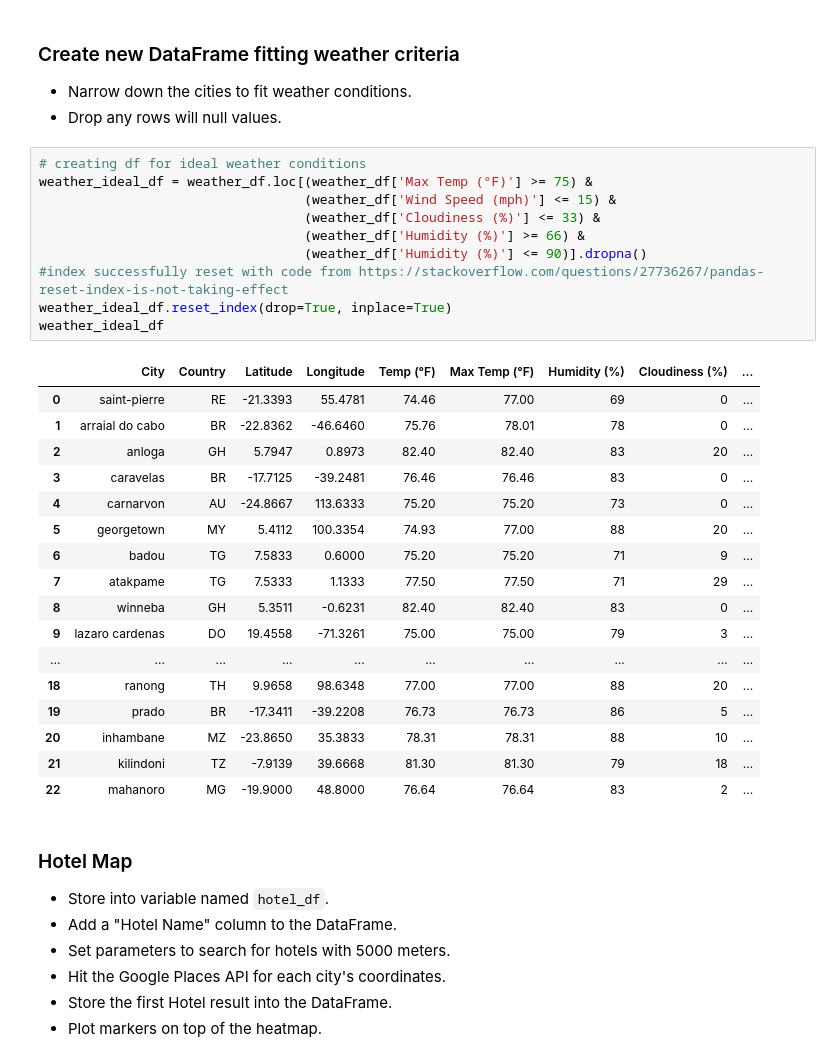
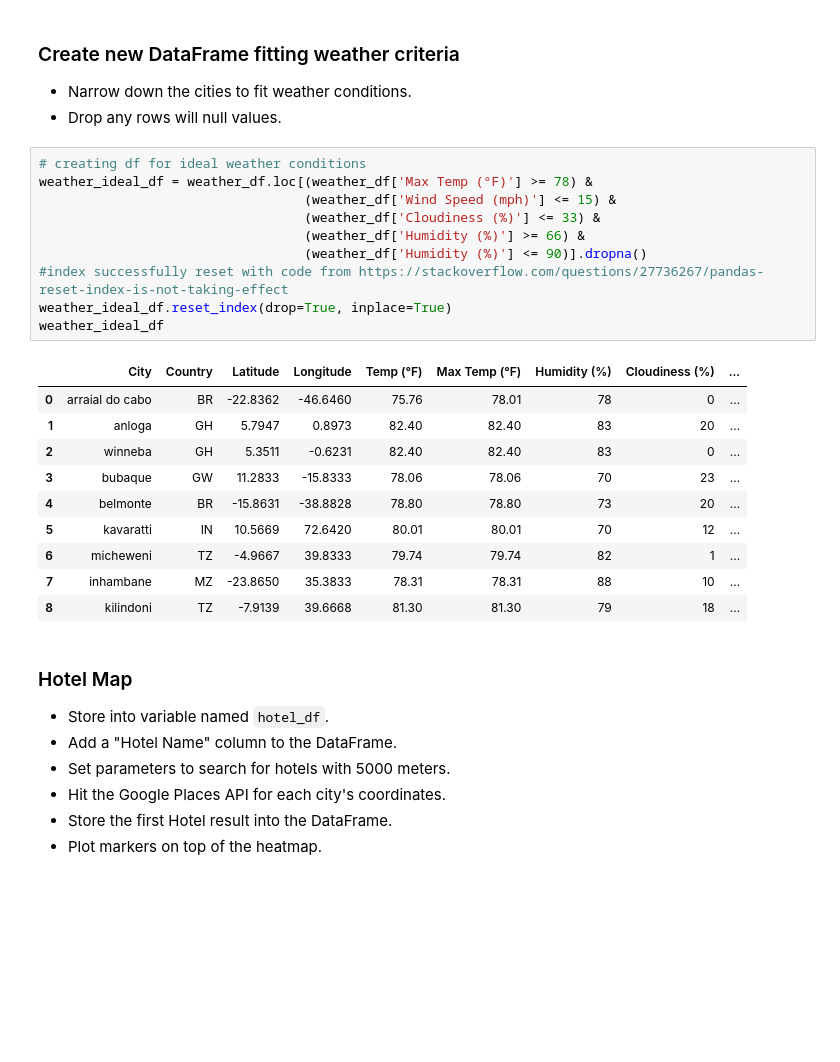
Before and after one commit to tdb219/python-api-challenge, a Jupyter notebook: VacationPy/VacationPy.ipynb, the cells around one changed output. Saved outputs shown, nothing was run; the diff lists cells and outputs as text; blank space fills up the shorter version.

```diff
--- a/VacationPy/VacationPy.ipynb
+++ b/VacationPy/VacationPy.ipynb
@@ -68,32 +68,25 @@ humidity_fig
 * Drop any rows will null values.
 # %%
 # creating df for ideal weather conditions
-weather_ideal_df = weather_df.loc[(weather_df['Max Temp (°F)'] >= 75) &
+weather_ideal_df = weather_df.loc[(weather_df['Max Temp (°F)'] >= 78) &
                                   (weather_df['Wind Speed (mph)'] <= 15) &
                                   (weather_df['Cloudiness (%)'] <= 33) &
                                   (weather_df['Humidity (%)'] >= 66) &
                                   (weather_df['Humidity (%)'] <= 90)].dropna()
 #index successfully reset with code from https://stackoverflow.com/questions/27736267/pandas-reset-index-is-not-taking-effect
 weather_ideal_df.reset_index(drop=True, inplace=True)
 weather_ideal_df
 # %% [output]
 |  | City | Country | Latitude | Longitude | Temp (°F) | Max Temp (°F) | Humidity (%) | Cloudiness (%) | ... |
-| 0 | saint-pierre | RE | -21.3393 | 55.4781 | 74.46 | 77.00 | 69 | 0 | ... |
-| 1 | arraial do cabo | BR | -22.8362 | -46.6460 | 75.76 | 78.01 | 78 | 0 | ... |
-| 2 | anloga | GH | 5.7947 | 0.8973 | 82.40 | 82.40 | 83 | 20 | ... |
-| 3 | caravelas | BR | -17.7125 | -39.2481 | 76.46 | 76.46 | 83 | 0 | ... |
-| 4 | carnarvon | AU | -24.8667 | 113.6333 | 75.20 | 75.20 | 73 | 0 | ... |
-| 5 | georgetown | MY | 5.4112 | 100.3354 | 74.93 | 77.00 | 88 | 20 | ... |
-| 6 | badou | TG | 7.5833 | 0.6000 | 75.20 | 75.20 | 71 | 9 | ... |
-| 7 | atakpame | TG | 7.5333 | 1.1333 | 77.50 | 77.50 | 71 | 29 | ... |
-| 8 | winneba | GH | 5.3511 | -0.6231 | 82.40 | 82.40 | 83 | 0 | ... |
-| 9 | lazaro cardenas | DO | 19.4558 | -71.3261 | 75.00 | 75.00 | 79 | 3 | ... |
-| ... | ... | ... | ... | ... | ... | ... | ... | ... | ... |
-| 18 | ranong | TH | 9.9658 | 98.6348 | 77.00 | 77.00 | 88 | 20 | ... |
-| 19 | prado | BR | -17.3411 | -39.2208 | 76.73 | 76.73 | 86 | 5 | ... |
-| 20 | inhambane | MZ | -23.8650 | 35.3833 | 78.31 | 78.31 | 88 | 10 | ... |
-| 21 | kilindoni | TZ | -7.9139 | 39.6668 | 81.30 | 81.30 | 79 | 18 | ... |
-| 22 | mahanoro | MG | -19.9000 | 48.8000 | 76.64 | 76.64 | 83 | 2 | ... |
+| 0 | arraial do cabo | BR | -22.8362 | -46.6460 | 75.76 | 78.01 | 78 | 0 | ... |
+| 1 | anloga | GH | 5.7947 | 0.8973 | 82.40 | 82.40 | 83 | 20 | ... |
+| 2 | winneba | GH | 5.3511 | -0.6231 | 82.40 | 82.40 | 83 | 0 | ... |
+| 3 | bubaque | GW | 11.2833 | -15.8333 | 78.06 | 78.06 | 70 | 23 | ... |
+| 4 | belmonte | BR | -15.8631 | -38.8828 | 78.80 | 78.80 | 73 | 20 | ... |
+| 5 | kavaratti | IN | 10.5669 | 72.6420 | 80.01 | 80.01 | 70 | 12 | ... |
+| 6 | micheweni | TZ | -4.9667 | 39.8333 | 79.74 | 79.74 | 82 | 1 | ... |
+| 7 | inhambane | MZ | -23.8650 | 35.3833 | 78.31 | 78.31 | 88 | 10 | ... |
+| 8 | kilindoni | TZ | -7.9139 | 39.6668 | 81.30 | 81.30 | 79 | 18 | ... |
 # %% [markdown]
 ### Hotel Map
 * Store into variable named `hotel_df`.
```
Also changed, not shown: parts of 2 cells of this notebook, 15 other files.
